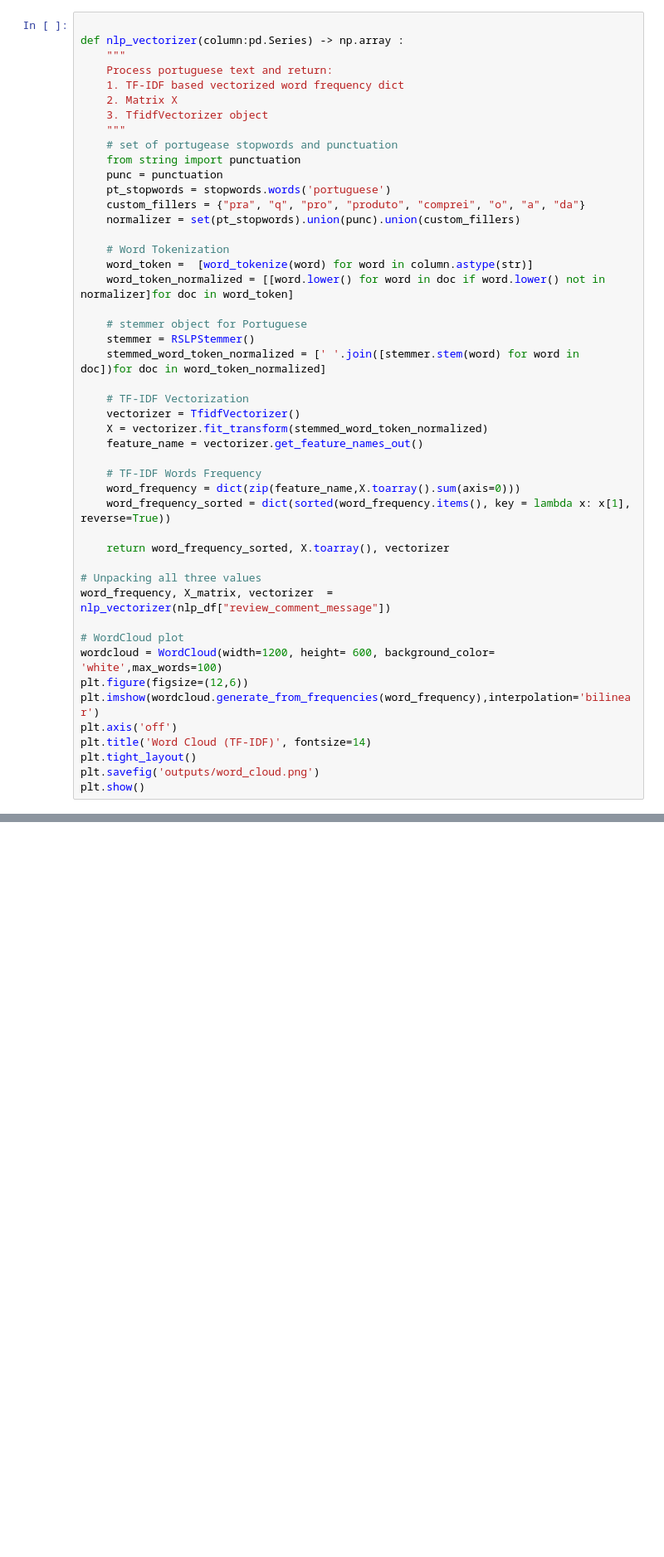
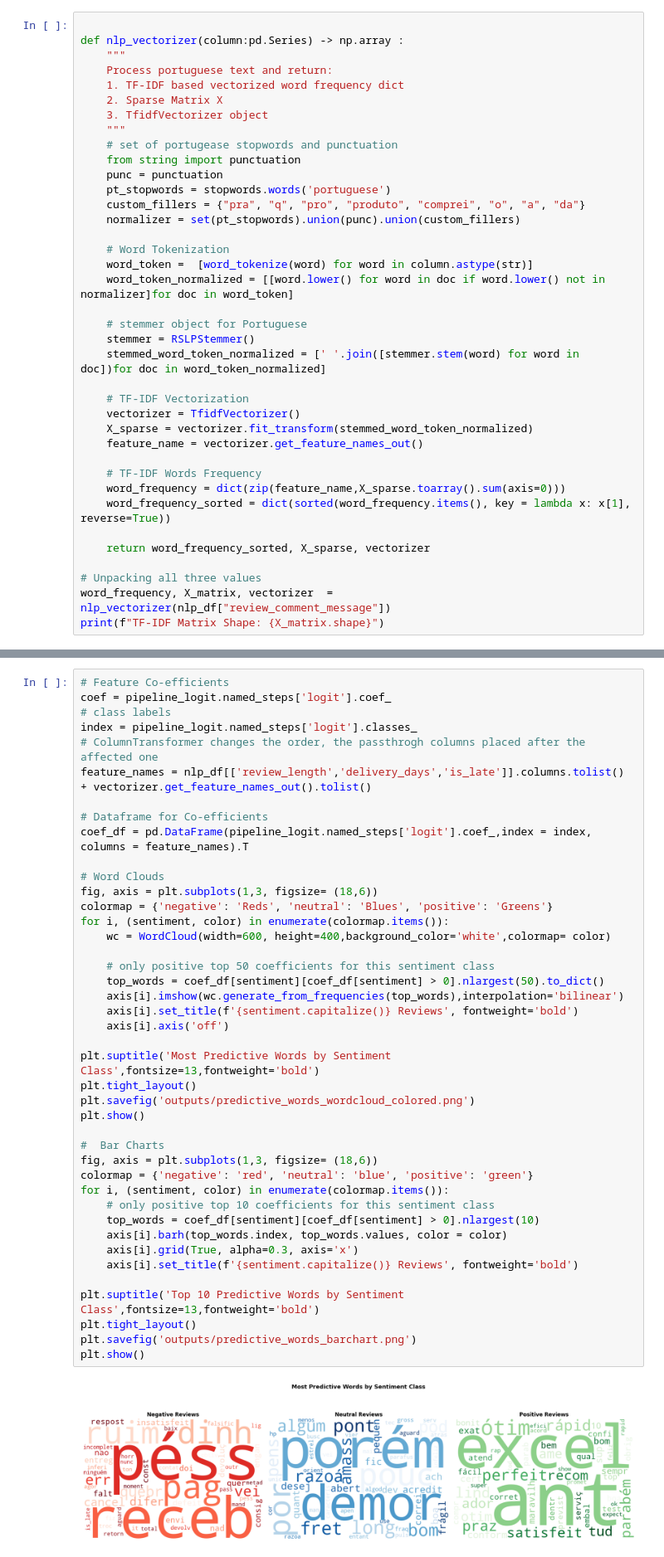
Before and after one commit to aguchhait-stack/olist-supply-chain-analytics, a Jupyter notebook: notebook.ipynb, the cells around one changed output, grey strips where cells are left out. Shown at 83% size. Cells and saved outputs as stored; diff of their text form; blank space fills up the shorter version.

```diff
--- a/notebook.ipynb
+++ b/notebook.ipynb
@@ -672,7 +711,7 @@ def nlp_vectorizer(column:pd.Series) -> np.array :
     """
     Process portuguese text and return:
     1. TF-IDF based vectorized word frequency dict
-    2. Matrix X
+    2. Sparse Matrix X
     3. TfidfVectorizer object
     """
     # set of portugease stopwords and punctuation
@@ -692,25 +731,16 @@ def nlp_vectorizer(column:pd.Series) -> np.array :
 
     # TF-IDF Vectorization
     vectorizer = TfidfVectorizer()
-    X = vectorizer.fit_transform(stemmed_word_token_normalized)
+    X_sparse = vectorizer.fit_transform(stemmed_word_token_normalized)
     feature_name = vectorizer.get_feature_names_out()
 
     # TF-IDF Words Frequency
-    word_frequency = dict(zip(feature_name,X.toarray().sum(axis=0)))
+    word_frequency = dict(zip(feature_name,X_sparse.toarray().sum(axis=0)))
     word_frequency_sorted = dict(sorted(word_frequency.items(), key = lambda x: x[1], reverse=True))
 
-    return word_frequency_sorted, X.toarray(), vectorizer
+    return word_frequency_sorted, X_sparse, vectorizer
 
 # Unpacking all three values
 word_frequency, X_matrix, vectorizer  = nlp_vectorizer(nlp_df["review_comment_message"])
-
-# WordCloud plot
-wordcloud = WordCloud(width=1200, height= 600, background_color= 'white',max_words=100)
-plt.figure(figsize=(12,6))
-plt.imshow(wordcloud.generate_from_frequencies(word_frequency),interpolation='bilinear')
-plt.axis('off')
-plt.title('Word Cloud (TF-IDF)', fontsize=14)
-plt.tight_layout()
-plt.savefig('outputs/word_cloud.png')
-plt.show()
+print(f"TF-IDF Matrix Shape: {X_matrix.shape}")
 # %% [output]
@@ -923,0 +904,44 @@ print(classification_report(y_true_labels, hf_predictions, target_names=['Negati
+# %%
+# Feature Co-efficients
+coef = pipeline_logit.named_steps['logit'].coef_
+# class labels
+index = pipeline_logit.named_steps['logit'].classes_
+# ColumnTransformer changes the order, the passthrogh columns placed after the affected one
+feature_names = nlp_df[['review_length','delivery_days','is_late']].columns.tolist() + vectorizer.get_feature_names_out().tolist()
+
+# Dataframe for Co-efficients
+coef_df = pd.DataFrame(pipeline_logit.named_steps['logit'].coef_,index = index, columns = feature_names).T
+
+# Word Clouds
+fig, axis = plt.subplots(1,3, figsize= (18,6))
+colormap = {'negative': 'Reds', 'neutral': 'Blues', 'positive': 'Greens'}
+for i, (sentiment, color) in enumerate(colormap.items()):
+    wc = WordCloud(width=600, height=400,background_color='white',colormap= color)
+
+    # only positive top 50 coefficients for this sentiment class
+    top_words = coef_df[sentiment][coef_df[sentiment] > 0].nlargest(50).to_dict()
+    axis[i].imshow(wc.generate_from_frequencies(top_words),interpolation='bilinear')
+    axis[i].set_title(f'{sentiment.capitalize()} Reviews', fontweight='bold')
+    axis[i].axis('off')
+
+plt.suptitle('Most Predictive Words by Sentiment Class',fontsize=13,fontweight='bold')
+plt.tight_layout()
+plt.savefig('outputs/predictive_words_wordcloud_colored.png')
+plt.show()
+
+#  Bar Charts
+fig, axis = plt.subplots(1,3, figsize= (18,6))
+colormap = {'negative': 'red', 'neutral': 'blue', 'positive': 'green'}
+for i, (sentiment, color) in enumerate(colormap.items()):
+    # only positive top 10 coefficients for this sentiment class
+    top_words = coef_df[sentiment][coef_df[sentiment] > 0].nlargest(10)
+    axis[i].barh(top_words.index, top_words.values, color = color)
+    axis[i].grid(True, alpha=0.3, axis='x')
+    axis[i].set_title(f'{sentiment.capitalize()} Reviews', fontweight='bold')
+
+plt.suptitle('Top 10 Predictive Words by Sentiment Class',fontsize=13,fontweight='bold')
+plt.tight_layout()
+plt.savefig('outputs/predictive_words_barchart.png')
+plt.show()
+# %% [output]
+[figure, added]
```
Also changed, not shown: parts of 38 cells of this notebook, 12 other files.
